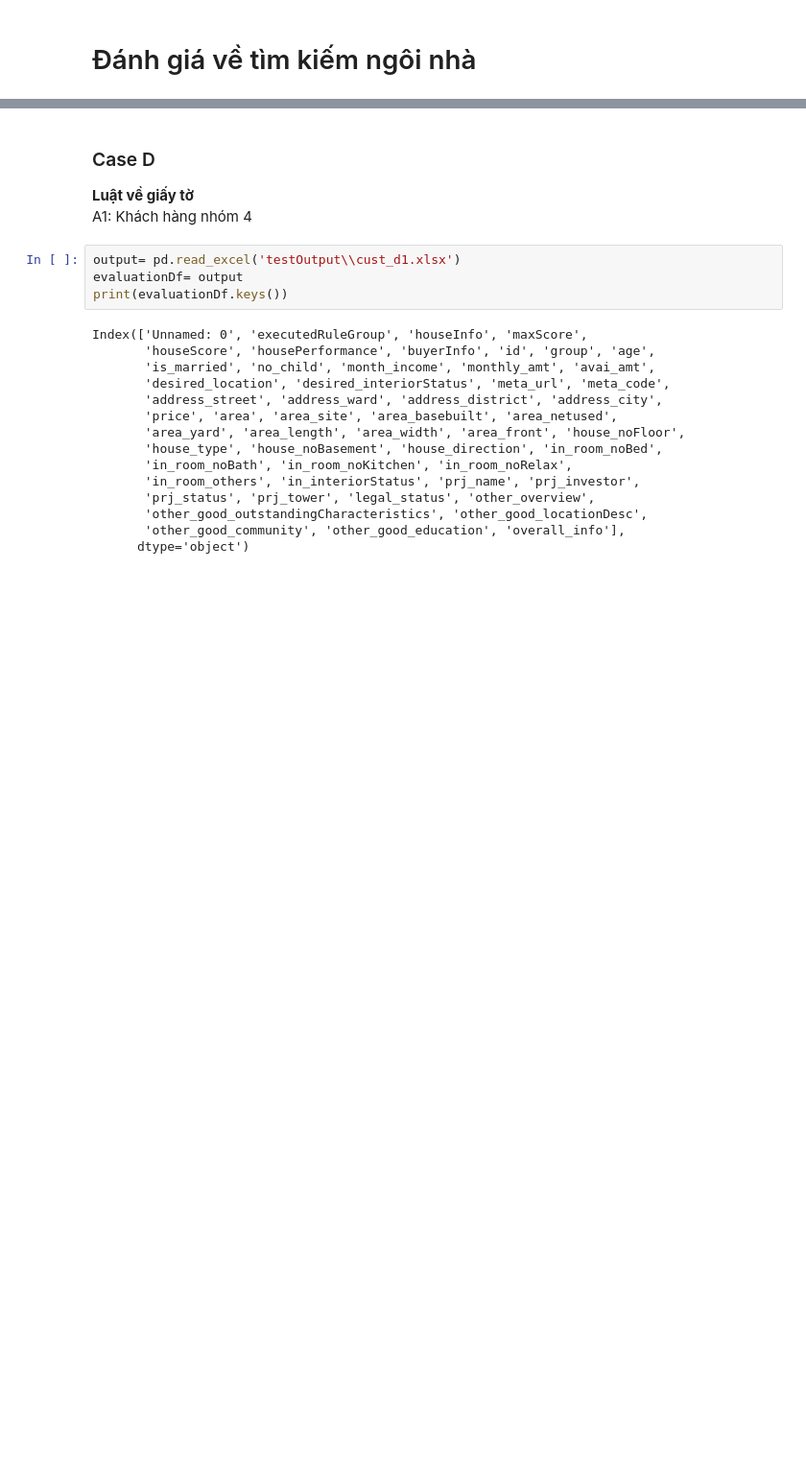
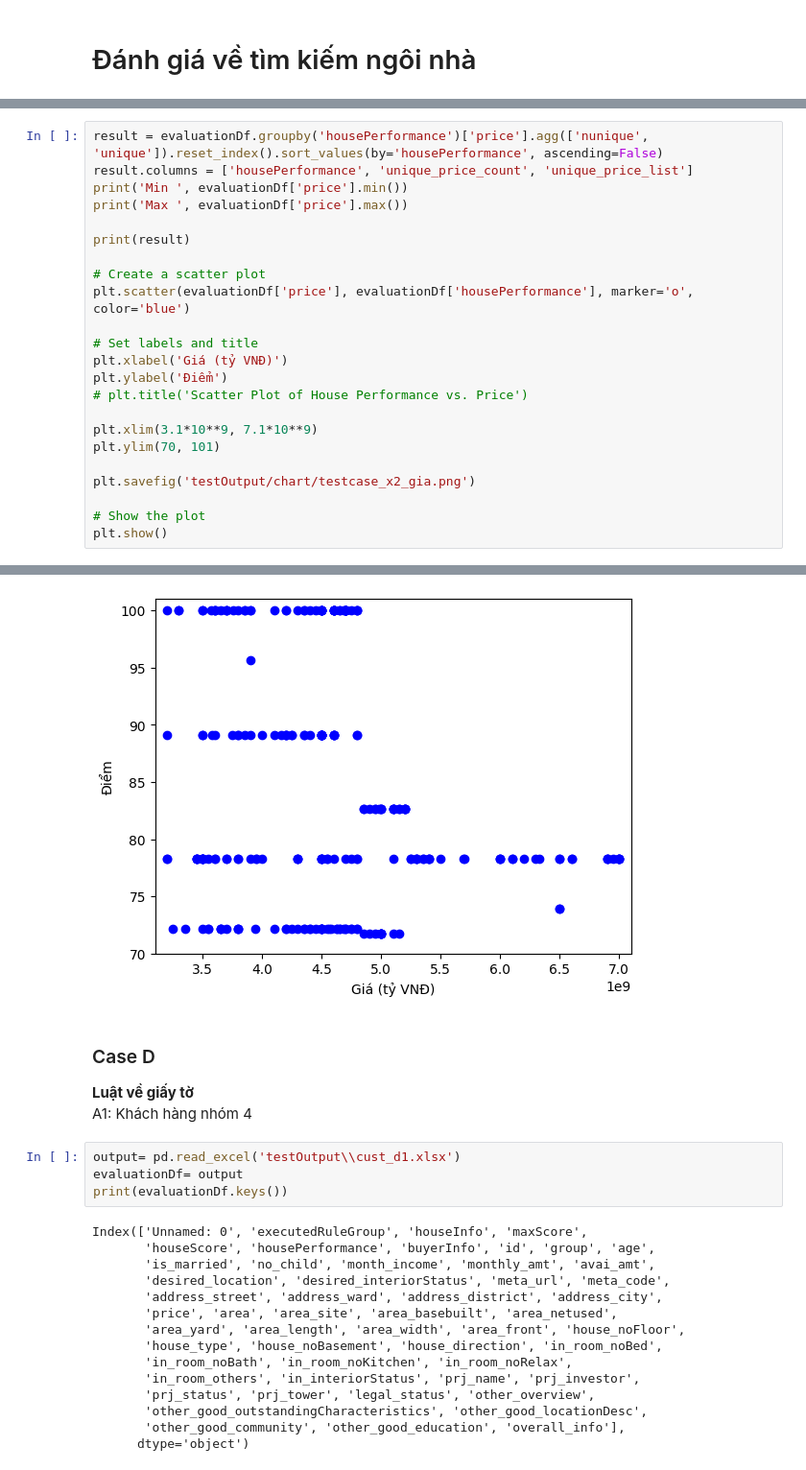
Before and after one commit to phannghia2310/DATN, a Jupyter notebook: model/outputEvaluation.ipynb, the cells around one changed output, grey strips where cells are left out. Shown: that part at 96% size. Drawn from its saved outputs; the diff is of its cells as text; blank space fills up the shorter version.

```diff
--- a/model/outputEvaluation.ipynb
+++ b/model/outputEvaluation.ipynb
@@ -199,0 +359,24 @@ print(evaluationDf['housePerformance'].unique())
+# %%
+result = evaluationDf.groupby('housePerformance')['price'].agg(['nunique', 'unique']).reset_index().sort_values(by='housePerformance', ascending=False)
+result.columns = ['housePerformance', 'unique_price_count', 'unique_price_list']
+print('Min ', evaluationDf['price'].min())
+print('Max ', evaluationDf['price'].max())
+
+print(result)
+
+# Create a scatter plot
+plt.scatter(evaluationDf['price'], evaluationDf['housePerformance'], marker='o', color='blue')
+
+# Set labels and title
+plt.xlabel('Giá (tỷ VNĐ)')
+plt.ylabel('Điểm')
+# plt.title('Scatter Plot of House Performance vs. Price')
+
+plt.xlim(3.1*10**9, 7.1*10**9)
+plt.ylim(70, 101)
+
+plt.savefig('testOutput/chart/testcase_x2_gia.png')
+
+# Show the plot
+plt.show()
+# %% [output]
@@ -200,3 +400,4 @@ print(evaluationDf['housePerformance'].unique())
+[figure, added]
 # %% [markdown]
 ### Case D
 **Luật về giấy tờ**
```
Also changed, not shown: parts of 27 cells of this notebook, 49 other files.
